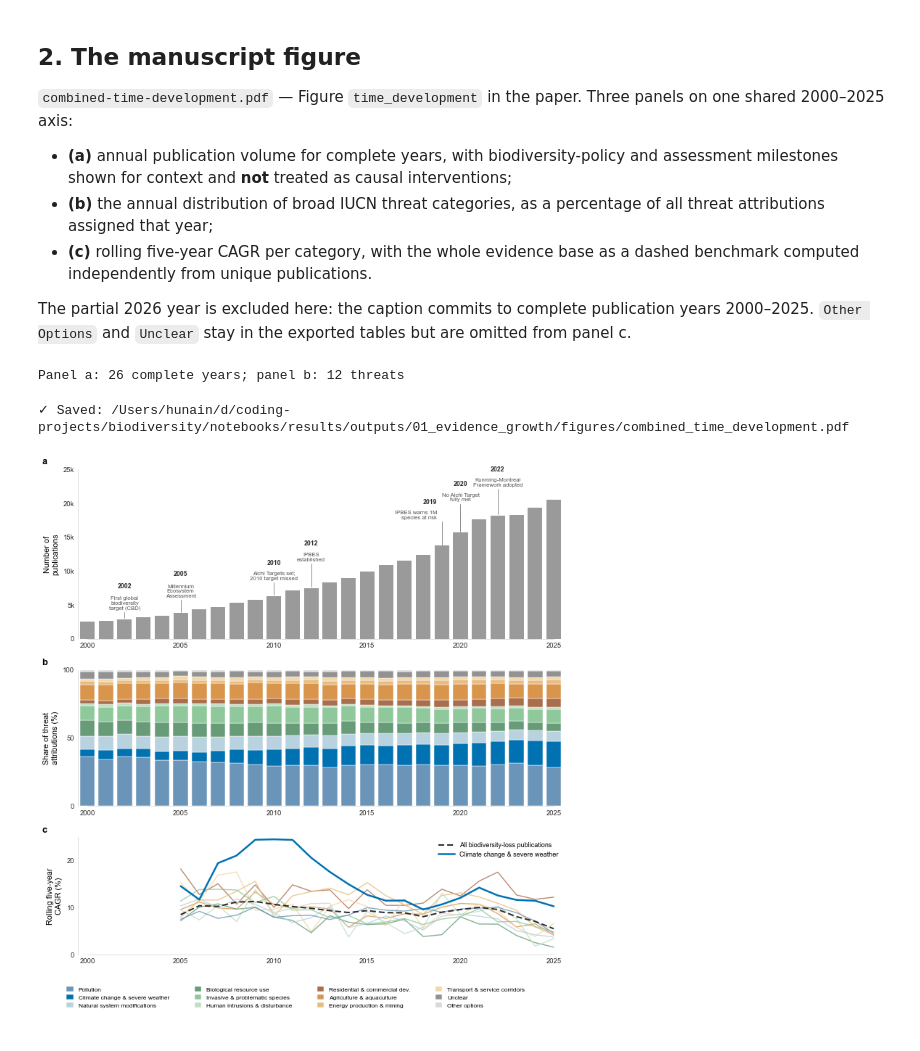
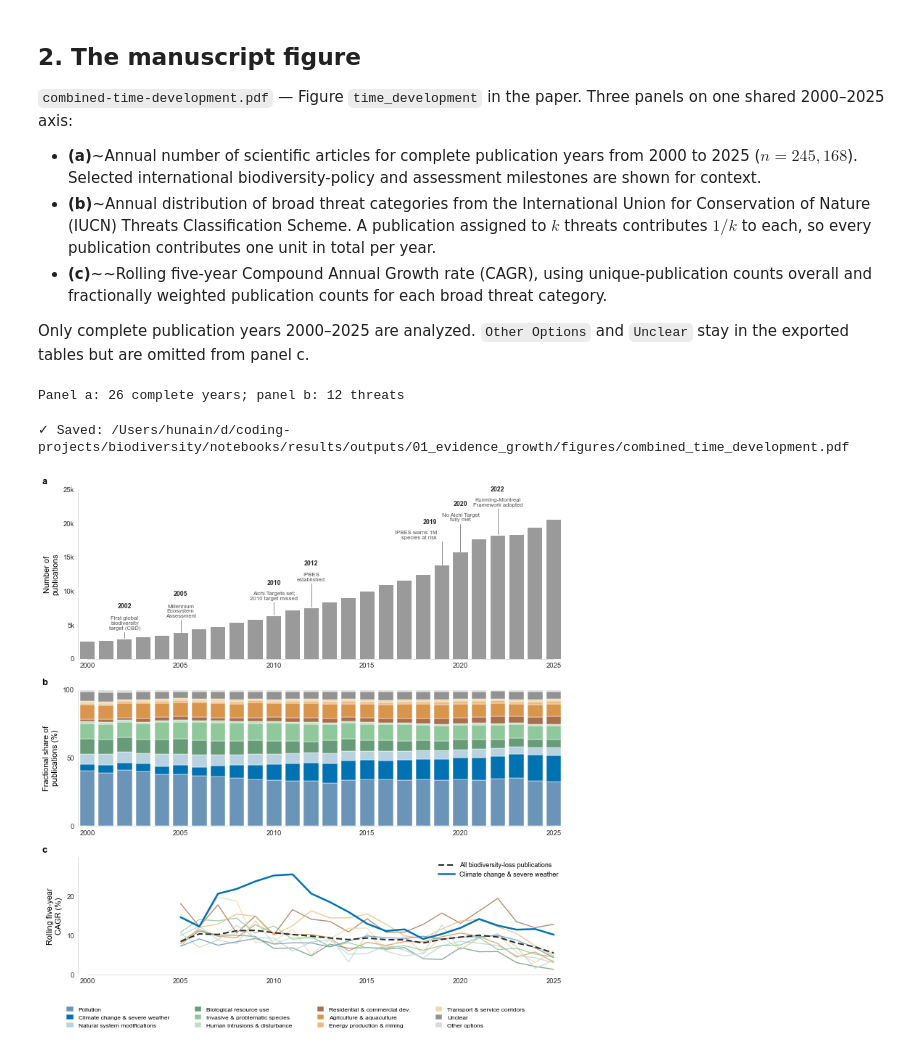
Before and after one commit to hunaindot/biodiversity-change-systematic-map, a Jupyter notebook: notebooks/results/01_evidence_growth.ipynb, the cells around one changed output. Cells and saved outputs as stored; diff of their text form; code cells hidden in the pictures.

Commit message:
reproduce results with fractional weights

```diff
--- a/notebooks/results/01_evidence_growth.ipynb
+++ b/notebooks/results/01_evidence_growth.ipynb
@@ -115,16 +80,16 @@ them against the manuscript.
 # %%
 corpus_df = evidence_corpus_prep.BiodiversityEvidenceStore(CORPUS_DIR).load(
-    columns=["UT", "s2_dir", "publication_year", "pred_threat_l0", "pred_countries"]
+    columns=["UT", "s2_dir", "publication_year", "pred_threat_l0"]
 ).publications
 
 loss_df, threat_long_df, evidence_audit_df = time_development.prepare_loss_evidence(
     corpus_df, START_YEAR, END_YEAR, TEMPORAL_CONFIG["threat_order"]
 )
-annual_counts, annual_table, _ = time_development.annual_publication_tables(
-    loss_df, START_YEAR, END_YEAR, PARTIAL_YEAR, PROJECTION_WINDOW
+annual_counts, annual_table = time_development.annual_publication_tables(
+    loss_df, START_YEAR, END_YEAR
 )
 (
-    threat_counts_df,
+    threat_fractional_counts_df,
     threat_shares_df,
     composition_long_df,
     composition_audit_df,
@@ -135,7 +100,7 @@ annual_counts, annual_table, _ = time_development.annual_publication_tables(
     START_YEAR,
     END_YEAR,
 )
-threat_order = list(threat_counts_df.columns)
+threat_order = list(threat_fractional_counts_df.columns)
 (
     cagr_detailed_df,
     cagr_matrix_df,
@@ -143,7 +108,7 @@ threat_order = list(threat_counts_df.columns)
     rolling_threat_df,
     overall_rolling_cagr,
 ) = time_development.growth_tables(
-    threat_counts_df,
+    threat_fractional_counts_df,
     annual_counts,
     threat_order,
     THREAT_CODES,
@@ -209,26 +174,19 @@ print(
 `combined-time-development.pdf` — Figure `time_development` in the paper. Three panels on
 one shared 2000–2025 axis:
 
-- **(a)** annual publication volume for complete years, with biodiversity-policy and
-  assessment milestones shown for context and **not** treated as causal interventions;
-- **(b)** the annual distribution of broad IUCN threat categories, as a percentage of all
-  threat attributions assigned that year;
-- **(c)** rolling five-year CAGR per category, with the whole evidence base as a dashed
-  benchmark computed independently from unique publications.
+- **(a)**~Annual number of scientific articles for complete publication years from 2000 to 2025 ($n = 245{,}168$). Selected international biodiversity-policy and assessment milestones are shown for context.
+- **(b)**~Annual distribution of broad threat categories from the International Union for Conservation of Nature (IUCN) Threats Classification Scheme. A publication assigned to $k$ threats contributes $1/k$ to each, so every publication contributes one unit in total per year.
+- **(c)**~~Rolling five-year Compound Annual Growth rate (CAGR), using unique-publication counts overall and fractionally weighted publication counts for each broad threat category.
 
-The partial 2026 year is excluded here: the caption commits to complete publication years
-2000–2025. `Other Options` and `Unclear` stay in the exported tables but are omitted from
-panel c.
+Only complete publication years 2000–2025 are analyzed. `Other Options` and `Unclear`
+stay in the exported tables but are omitted from panel c.
 # %%
-# Panel inputs, derived once here rather than inside the figure cell, so that cell is
-# purely drawing code.
 BAR_GREY, LINE_COLOR = "#9A9A9A", "#7A7A7A"
 Y_TICKS = [0, 5000, 10000, 15000, 20000, 25000]
 BAND_TOP = Y_TICKS[-1]
 
-complete = annual_table.loc[annual_table["year_status"].eq("complete")]
-bar_years = complete["publication_year"].to_numpy()
-bar_counts = complete["n_publications"].to_numpy()
+bar_years = annual_table["publication_year"].to_numpy()
+bar_counts = annual_table["n_publications"].to_numpy()
 count_by_year = dict(zip(bar_years, bar_counts))
 
 composition_years = threat_shares_df.index.to_numpy()
@@ -299,7 +257,7 @@ for threat in stack_order:
     bottoms += values
 ax_b.set_ylim(0, 100)
 ax_b.set_yticks([0, 50, 100])
-ax_b.set_ylabel("Share of threat\nattributions (%)", fontsize=7.8)
+ax_b.set_ylabel("Fractional share of\npublications (%)", fontsize=7.8)
 
 # C — rolling five-year CAGR.
 for threat in growth_plot_threats:
@@ -357,31 +315,31 @@ ax_c.spines["left"].set_bounds(y_min, y_max)
 ax_c.set_xlim(START_YEAR - 0.5, END_YEAR + 0.5)
 
 fig.legend(
     handles=[
         Patch(
             facecolor=THREAT_COLORS[threat],
             edgecolor=visualization.BIODIVERSITY["paper"], linewidth=0.35,
             label=THREAT_DISPLAY_NAMES[threat],
         )
         for threat in stack_order
     ],
     loc="lower left", ncol=4, mode="expand",
     bbox_to_anchor=(0.08, 0.004, 0.84, 0.09),
     frameon=False, fontsize=6.0, handlelength=1.15,
     handleheight=0.9, columnspacing=1.1,
     labelspacing=0.45, borderaxespad=0.0,
 )
 fig.subplots_adjust(
     left=0.105, right=0.985, top=0.985,
     bottom=0.105, hspace=0.22,
 )
 visualization.save_figure(
     fig,
     FIGURE_DIR / TEMPORAL_CONFIG["combined_figure_filename"],
     formats=["pdf"],
     facecolor="white",
 )
 plt.show()
 # %% [output]
 ✓ Saved: /Users/hunain/d/coding-projects/biodiversity/notebooks/results/outputs/01_evidence_growth/figures/combined_time_development.pdf
-[figure, old version]
+[figure, new version]
```
Also changed, not shown: parts of 14 cells of this notebook, 22 other files.
